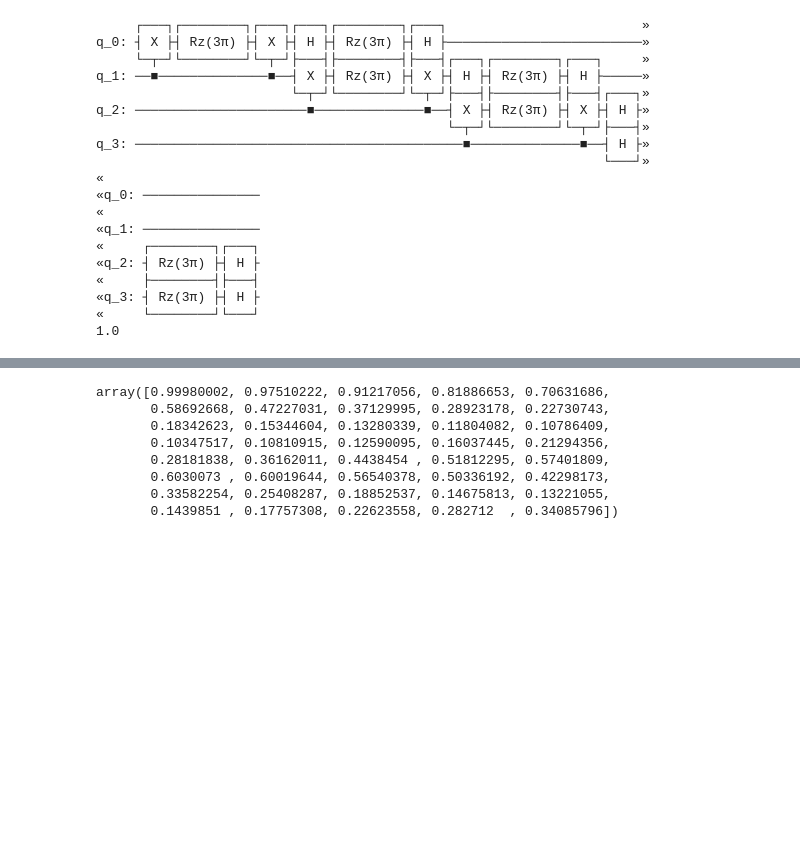
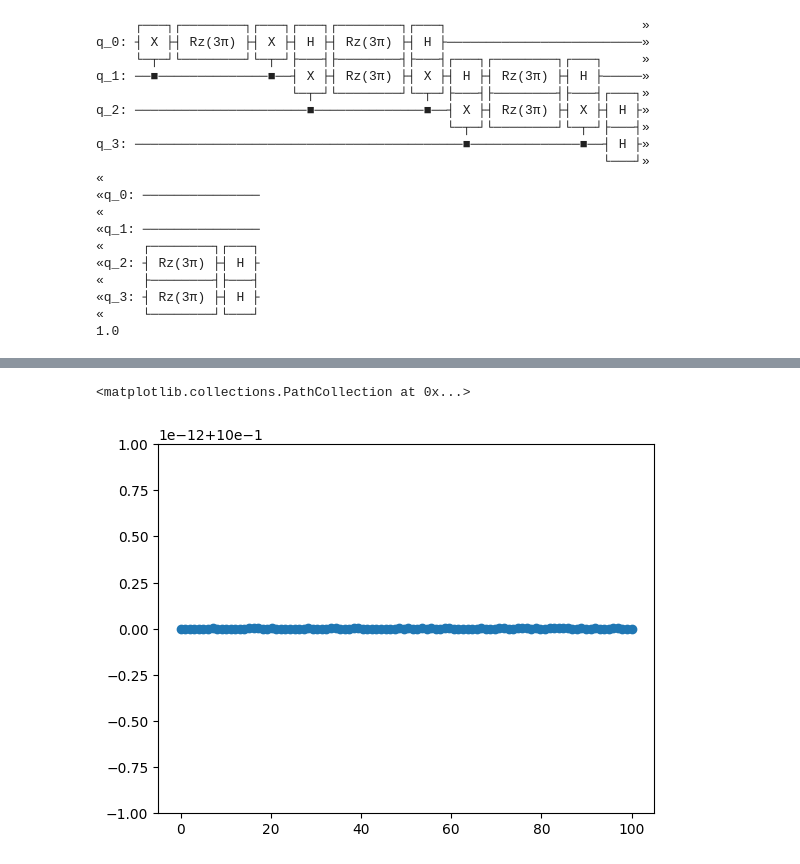
Before and after one commit to AprilSweettooth/Hamiltonian-Decomposition, a Jupyter notebook: trotterization.ipynb, the cells around one changed output, grey strips where cells are left out. Cells and saved outputs as stored; diff of their text form; code cells hidden in the pictures; blank space fills up the shorter version.

```diff
--- a/trotterization.ipynb
+++ b/trotterization.ipynb
@@ -197 +259,8 @@ circuits_s_large_rep = [suzuki_trotter(n, h, a, float(i), 6, 10) for i in times]
+# %%
+prob = [np.vdot(circ.get_statevector(),circ.get_statevector()) for circ in circuits_s_small]
+# %%
+plt.scatter(times, prob, label='Suzuki-order2')
+# %% [output]
+<matplotlib.collections.PathCollection at 0x...>
+[figure, added]
 # %%
@@ -207,11 +276,2 @@ np.savez('trotter_zzzz_exp.npz', ztr1=z_exp_l_small, ztr3=z_exp_l_mid, ztr10=z_e
 # %%
-np.load('trotter_zzzz_exp.npz')['ztr10']
+np.load('trotter_zzzz_exp.npz')['lztr10']
-# %% [output]
-array([0.99980002, 0.97510222, 0.91217056, 0.81886653, 0.70631686,
-       0.58692668, 0.47227031, 0.37129995, 0.28923178, 0.22730743,
-       0.18342623, 0.15344604, 0.13280339, 0.11804082, 0.10786409,
-       0.10347517, 0.10810915, 0.12590095, 0.16037445, 0.21294356,
-       0.28181838, 0.36162011, 0.4438454 , 0.51812295, 0.57401809,
-       0.6030073 , 0.60019644, 0.56540378, 0.50336192, 0.42298173,
-       0.33582254, 0.25408287, 0.18852537, 0.14675813, 0.13221055,
-       0.1439851 , 0.17757308, 0.22623558, 0.282712  , 0.34085796])
```
Also changed, not shown: parts of 14 cells of this notebook, 12 other files.
